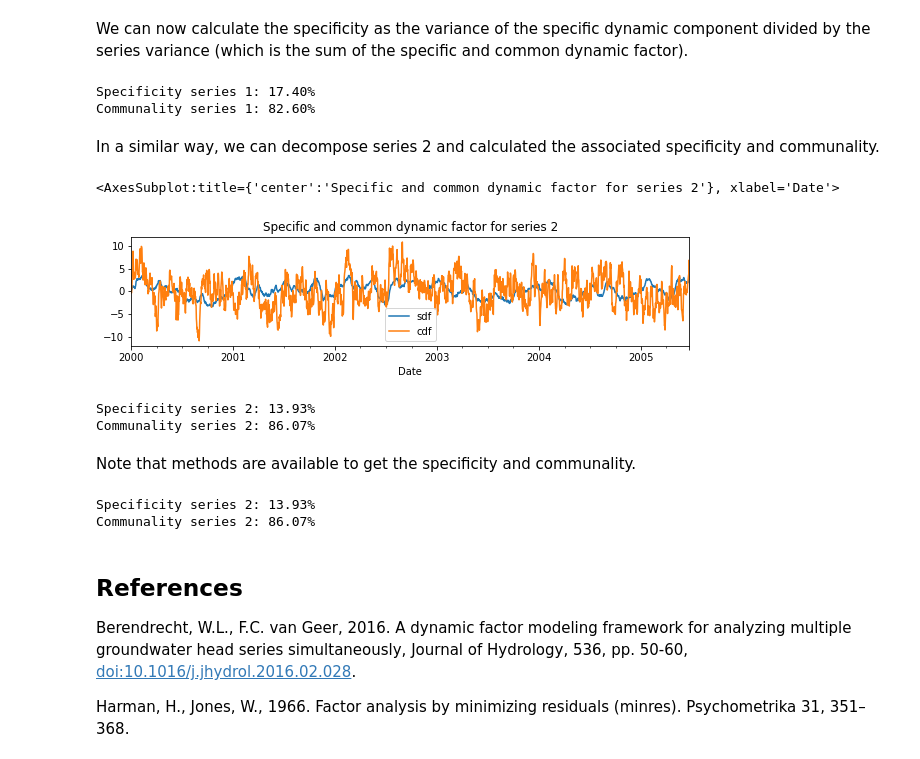
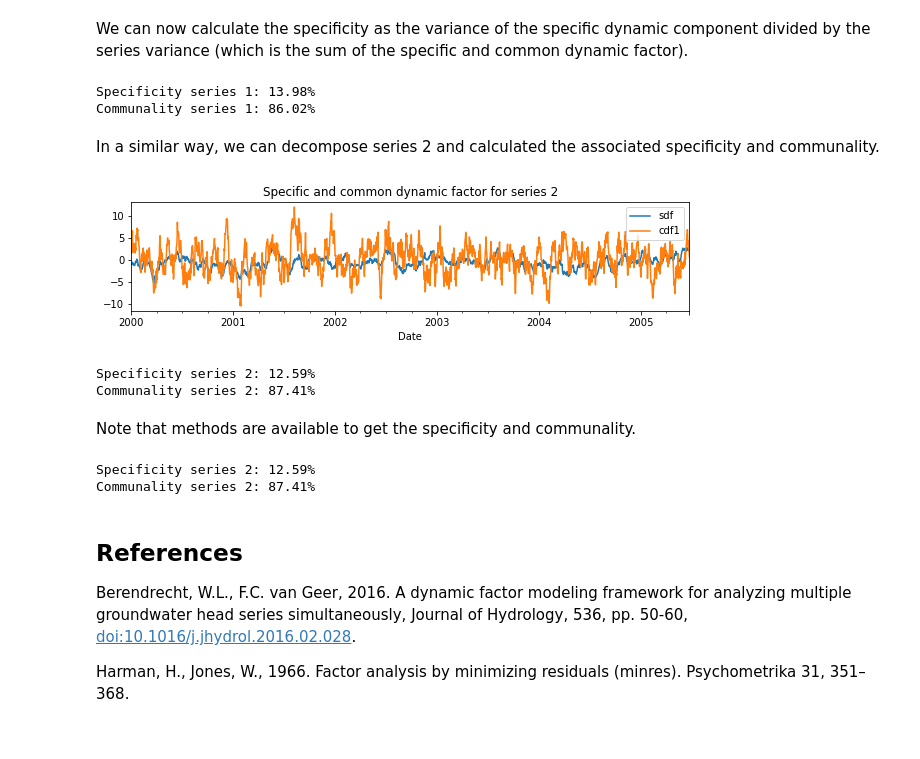
Before and after one commit to pastas/metran, a Jupyter notebook: examples/dynamic_factor_model.ipynb, the cells around one changed output. Saved outputs shown, nothing was run; the diff lists cells and outputs as text; code cells hidden in the pictures.

```diff
--- a/examples/dynamic_factor_model.ipynb
+++ b/examples/dynamic_factor_model.ipynb
@@ -44,6 +56,9 @@ $$
 ## 2. Generate synthetic correlated time series
 Let us generate time series based on the 2-dimensional model given above. We use the AR(1) model to generate three time series with the AR(1) parameter $\phi$: two series as the specific dynamic factor and one series as the common dynamic factor. Combining the specific and common dynamic factors results in two time series which are mutually correlated.
 # %%
+# seed numpy.random
+np.random.seed(20210505)
+
 # define mean and scale (standard deviation for noise series)
 mean = np.zeros(3)
 scale=[1, 0.6, 1.5]
@@ -61,7 +76,9 @@ for i in range(1, noise.shape[0]):
 s1 = np.add(a[1:,0], a[1:,2])
 s2 = np.add(a[1:,1], a[1:,2])
 
-s = pd.DataFrame(data=np.array([s1, s2]).T, index=pd.date_range(start='1-1-2000', periods=2000), columns=['series 1', 'series 2'])
+s = pd.DataFrame(data=np.array([s1, s2]).T,
+                 index=pd.date_range(start='1-1-2000', periods=2000),
+                 columns=['series 1', 'series 2'])
 
 s.plot(figsize=(10,2), xlabel='Date');
 # %% [output]
@@ -268,31 +288,32 @@ specificity = sim['sdf'].var() / sim.sum(axis=1).var()
 print ('Specificity series 1:', "{:.2f}%".format(100 * specificity))
 print ('Communality series 1:', "{:.2f}%".format(100 * (1 - specificity)))
 # %% [output]
-Specificity series 1: 17.40%
-Communality series 1: 82.60%
+Specificity series 1: 13.98%
+Communality series 1: 86.02%
 # %% [markdown]
 In a similar way, we can decompose series 2 and calculated the associated specificity and communality.
 # %%
-mt.decompose_simulation(name='series 2').plot(figsize=(10,2), xlabel='Date', title='Specific and common dynamic factor for series 2')
+mt.decompose_simulation(name='series 2').plot(
+    figsize=(10,2), xlabel='Date',
+    title='Specific and common dynamic factor for series 2');
 # %% [output]
-<AxesSubplot:title={'center':'Specific and common dynamic factor for series 2'}, xlabel='Date'>
-[figure, old version]
+[figure, new version]
 # %%
 sim = mt.decompose_simulation(name='series 2')
 specificity = sim['sdf'].var() / sim.sum(axis=1).var()
 print ('Specificity series 2:', "{:.2f}%".format(100 * specificity))
 print ('Communality series 2:', "{:.2f}%".format(100 * (1 - specificity)))
 # %% [output]
-Specificity series 2: 13.93%
-Communality series 2: 86.07%
+Specificity series 2: 12.59%
+Communality series 2: 87.41%
 # %% [markdown]
 Note that methods are available to get the specificity and communality.
 # %%
 print ('Specificity series 2:', "{:.2f}%".format(100 * mt.get_specificity()[1]))
 print ('Communality series 2:', "{:.2f}%".format(100 * mt.get_communality()[1]))
 # %% [output]
-Specificity series 2: 13.93%
-Communality series 2: 86.07%
+Specificity series 2: 12.59%
+Communality series 2: 87.41%
 # %% [markdown]
 ## References
 Berendrecht, W.L., F.C. van Geer, 2016. A dynamic factor modeling framework for analyzing multiple groundwater head series simultaneously, Journal of Hydrology, 536, pp. 50-60, [doi:10.1016/j.jhydrol.2016.02.028][Ber2016].
```
Also changed, not shown: parts of 13 cells of this notebook.
